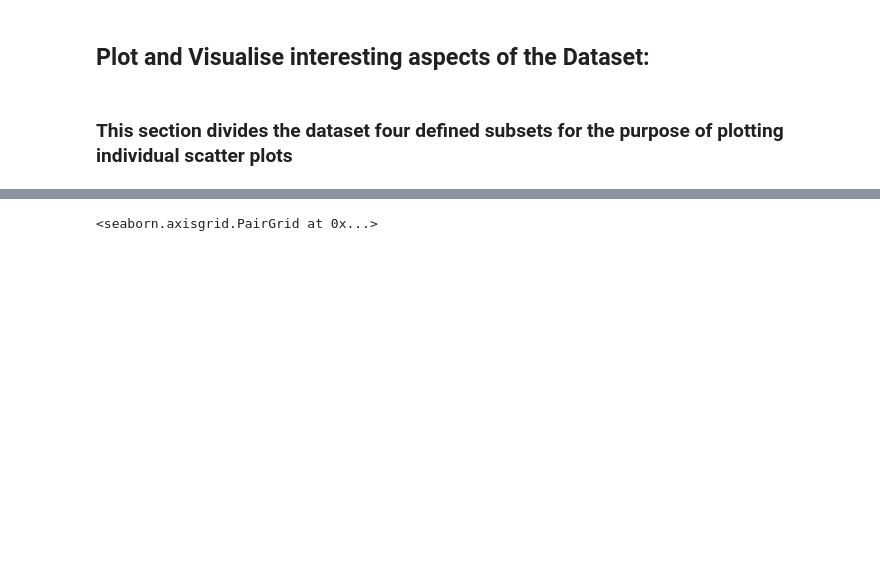
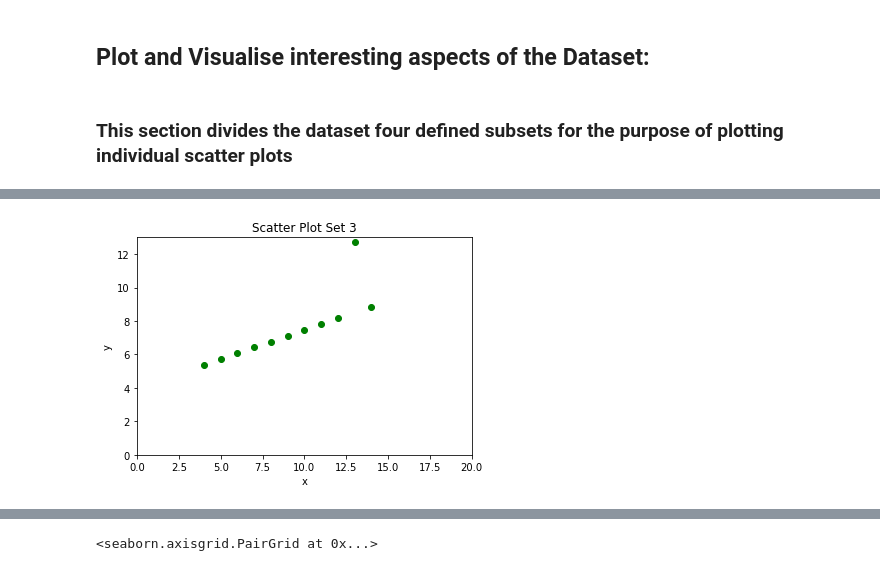
Before and after one commit to JulianConneely/Fundamentals-of-Data-Analysis-Practical-Assignment, a Jupyter notebook: Anscombes quartet dataset.ipynb, the cells around one changed output, grey strips where cells are left out. Cells and saved outputs as stored; diff of their text form; code cells hidden in the pictures; blank space fills up the shorter version.

```diff
--- a/Anscombes quartet dataset.ipynb
+++ b/Anscombes quartet dataset.ipynb
@@ -67,0 +81,13 @@ plt.show()
+# %%
+#scatter plot set3
+x3 = set3.iloc[:,2] #defines column for x
+y3 = set3.iloc[:,3] #defines column for y
+plt.title("Scatter Plot Set 3")
+plt.xlabel("x") # x label
+plt.ylabel("y") # y label
+graph3 = plt.scatter(x3,y3) #describes x,y scatter plot
+plt.setp(graph3, color='g') #sets graph colour to green
+plt.axis([0, 20, 0, 13]) #sets axes lower and upper limits
+plt.show()
+# %% [output]
+[figure, added]
```
Also changed, not shown: parts of 6 cells of this notebook.
